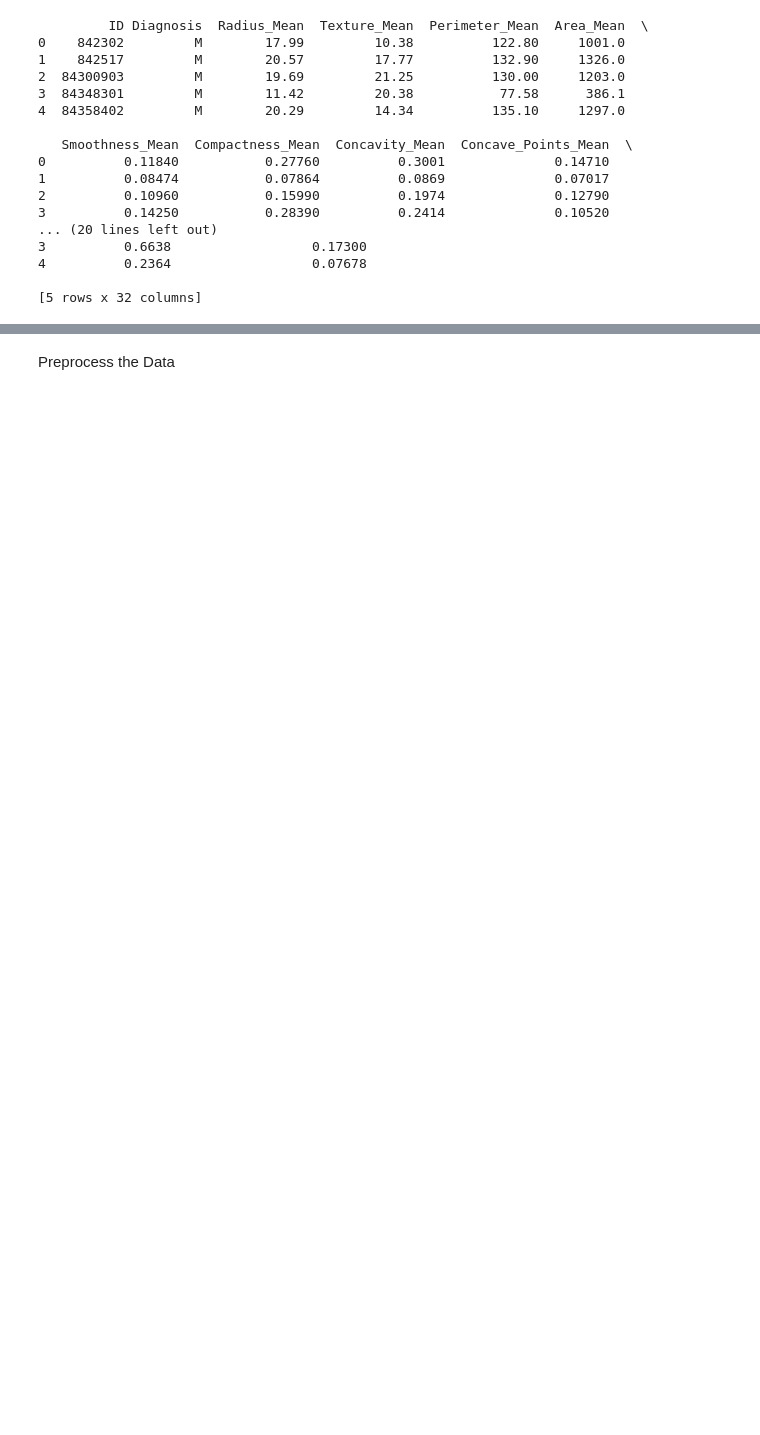
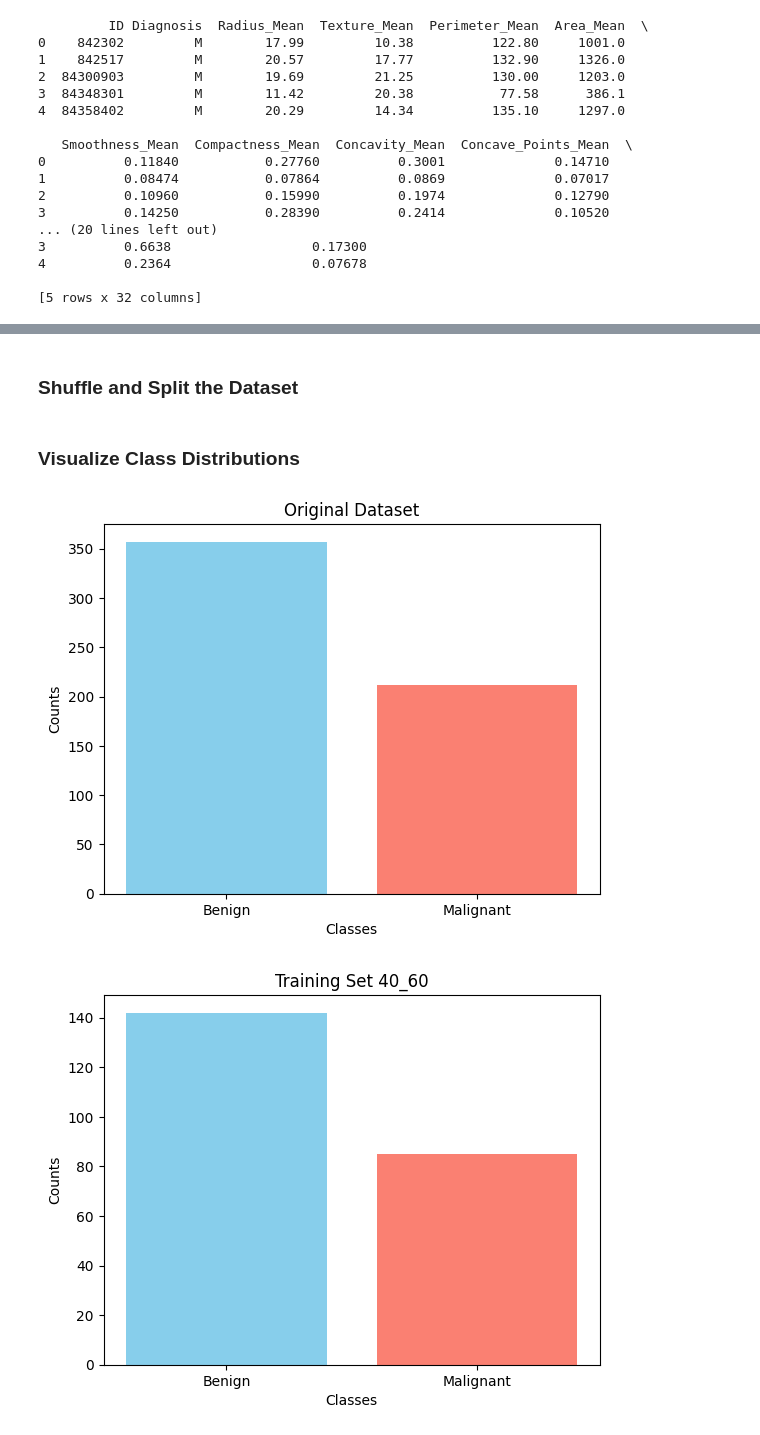
Before and after one commit to phuotato/Decision-Tree-AI-Project, a Jupyter notebook: decision_tree_classifier.ipynb, the cells around one changed output, grey strips where cells are left out. Drawn from its saved outputs; the diff is of its cells as text; code cells hidden in the pictures; blank space fills up the shorter version.

```diff
--- a/decision_tree_classifier.ipynb
+++ b/decision_tree_classifier.ipynb
@@ -50,8 +59,8 @@ data["Diagnosis"] = data["Diagnosis"].map({"M": 1, "B": 0})
 # Separate features and labels
 features = data.drop(columns=["Diagnosis"]).values
 labels = data["Diagnosis"].values
-# %% [markdown]
-Preprocess the Data
+# %% [markdown]
+### Shuffle and Split the Dataset
 # %%
 from sklearn.model_selection import train_test_split
 
@@ -63,3 +72,27 @@ for prop in proportions:
         features, labels, train_size=prop, stratify=labels, random_state=42
     )
     splits[f"{int(prop*100)}_{int((1-prop)*100)}"] = (X_train, X_test, y_train, y_test)
+# %% [markdown]
+### Visualize Class Distributions
+# %%
+import numpy as np
+import matplotlib.pyplot as plt
+
+def plot_distribution(title, data_labels):
+    unique, counts = np.unique(data_labels, return_counts=True)
+    plt.bar(["Benign", "Malignant"], counts, color=["skyblue", "salmon"])
+    plt.title(title)
+    plt.xlabel("Classes")
+    plt.ylabel("Counts")
+    plt.show()
+
+# Original dataset
+plot_distribution("Original Dataset", labels)
+
+# Each split
+for key, (X_train, X_test, y_train, y_test) in splits.items():
+    plot_distribution(f"Training Set {key}", y_train)
+    plot_distribution(f"Test Set {key}", y_test)
+# %% [output]
+[figure, added]
+[figure, added]
```
Also changed, not shown: parts of 4 cells of this notebook.
